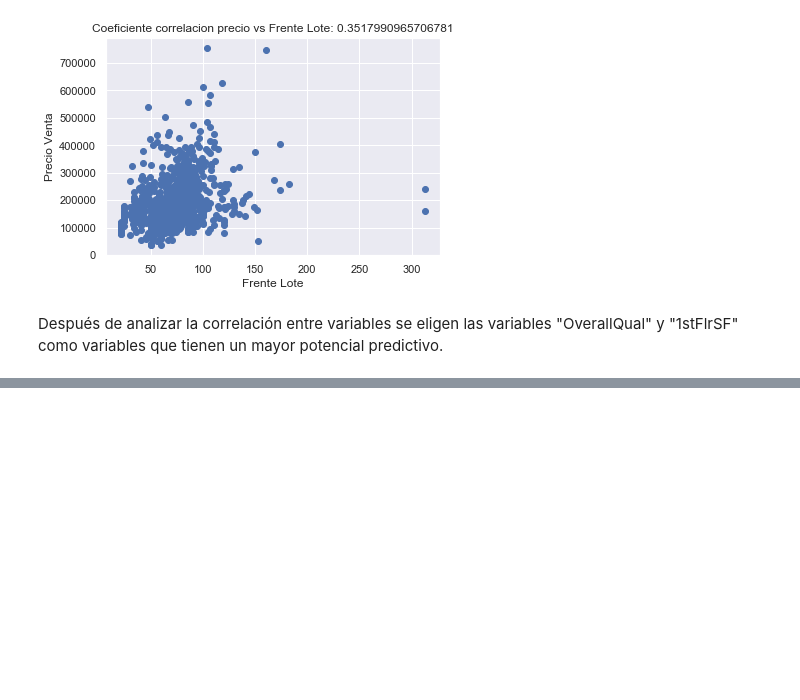
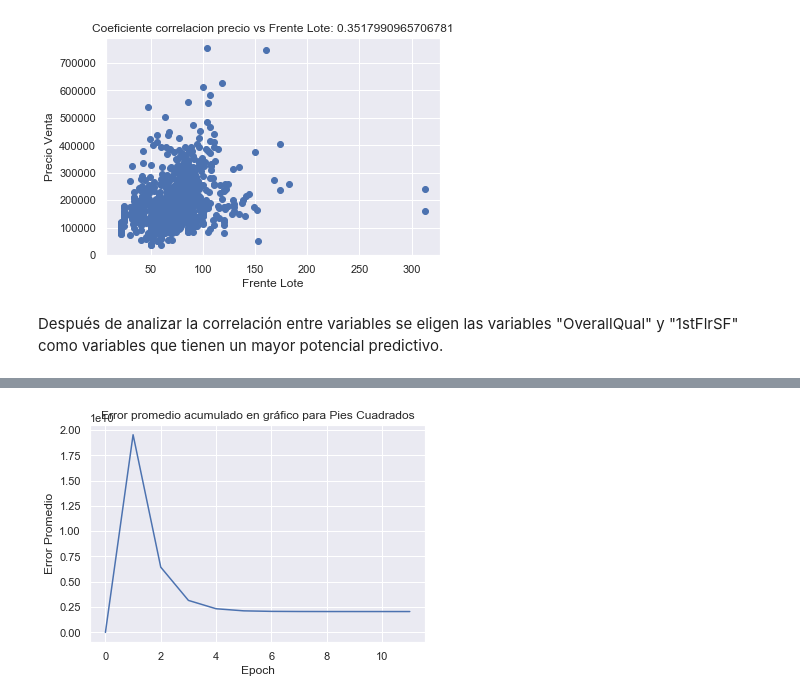
Before and after one commit to dvallesc/01-proyectoCienciaDeDatos, a Jupyter notebook: Proyecto_DiegoValle_20003022.ipynb, the cells around one changed output, grey strips where cells are left out. Saved outputs shown, nothing was run; the diff lists cells and outputs as text; code cells hidden in the pictures; blank space fills up the shorter version.

```diff
--- a/Proyecto_DiegoValle_20003022.ipynb
+++ b/Proyecto_DiegoValle_20003022.ipynb
@@ -233,0 +253,9 @@ Name: SalesPrice, Length: 1460, dtype: float64
+# %%
+plt.plot(indicesSF, errorSF)
+tituloCalificacion="Error promedio acumulado en gráfico para Pies Cuadrados"
+plt.title(tituloCalificacion)
+plt.xlabel("Epoch")
+plt.ylabel("Error Promedio")
+plt.show()
+# %% [output]
+[figure, added]
```
Also changed, not shown: parts of 10 cells of this notebook.
